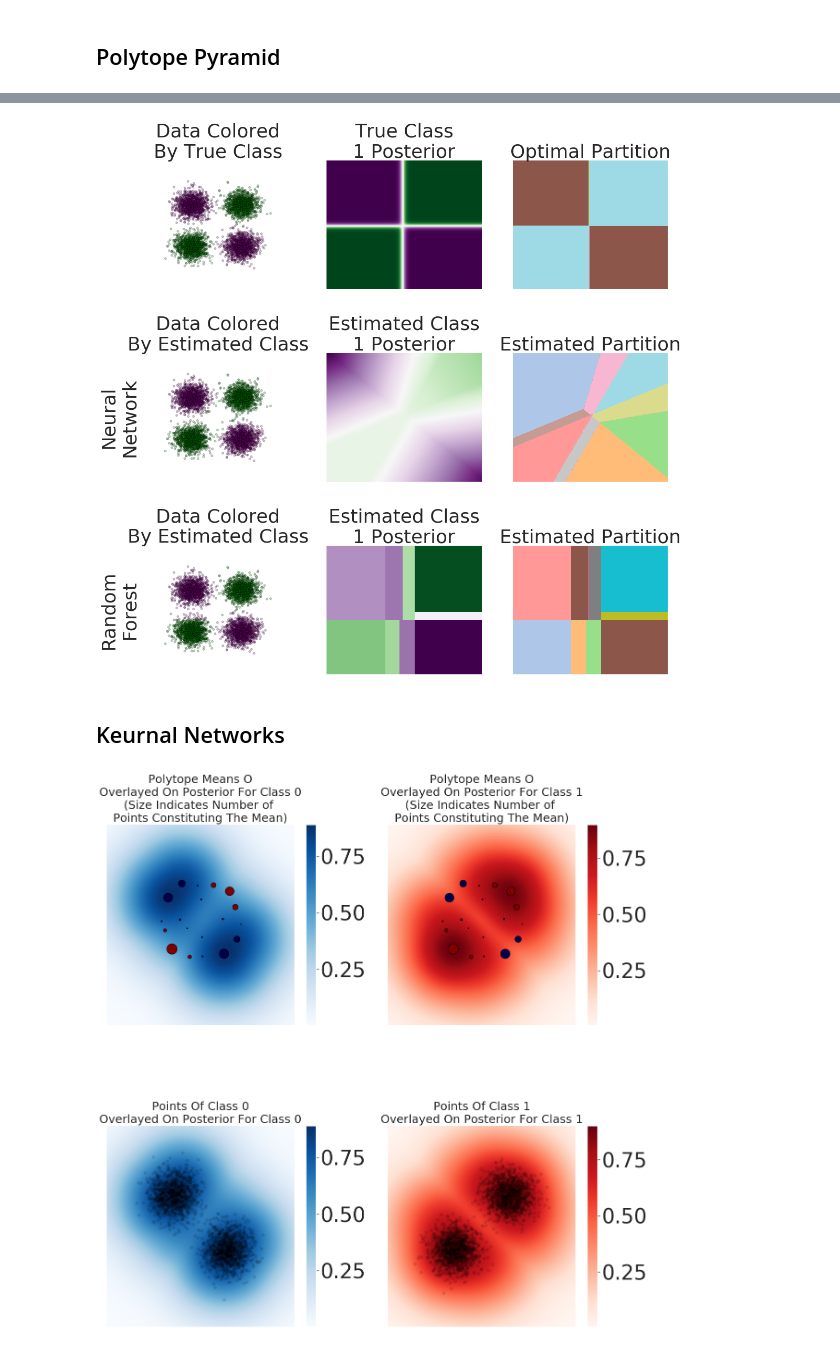
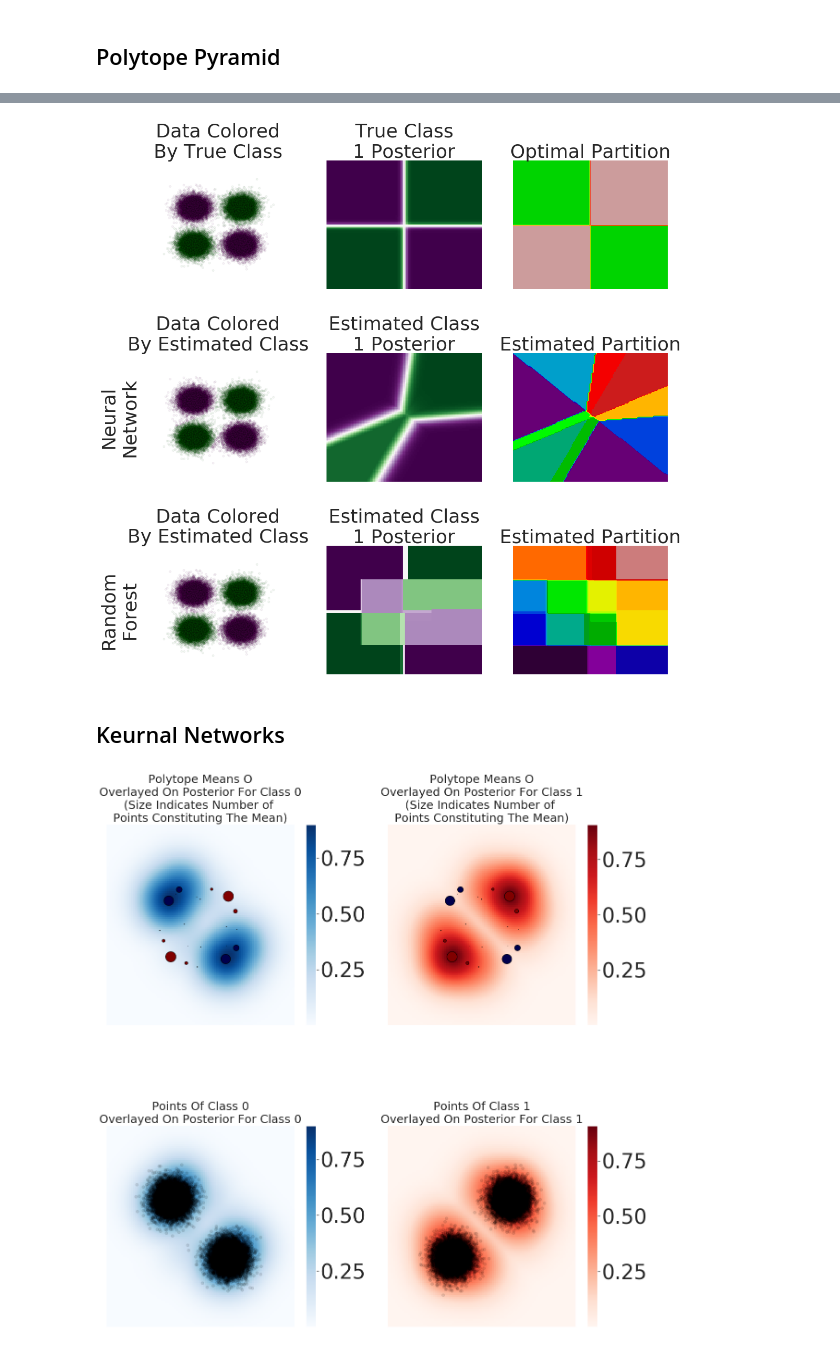
Before and after one commit to neurodata/kdg_will, a Jupyter notebook: Neural_Polytopes.ipynb, the cells around one changed output, grey strips where cells are left out. Drawn from its saved outputs; the diff is of its cells as text; code cells hidden in the pictures.

```diff
--- a/Neural_Polytopes.ipynb
+++ b/Neural_Polytopes.ipynb
@@ -24,11 +16,10 @@ or from the matplotlib source distribution
 # %% [markdown]
 # Experiment Parameters
 # %%
-plot_step = 0.01
-width = 3
-n = 5000
+width = 4
+n = 50000
 acc_thresh = 0.98
-epochs = 30
+epochs = 5
 
 train_new = True
 # %% [markdown]
@@ -62,8 +53,8 @@ X, y = generate_XOR(n = n)
 # %%
 x_min, x_max = X[:, 0].min() - 1, X[:, 0].max() + 1
 y_min, y_max = X[:, 1].min() - 1, X[:, 1].max() + 1
-xx, yy = np.meshgrid(np.arange(x_min, x_max, plot_step),
-                      np.arange(y_min, y_max, plot_step))
+xx, yy = np.meshgrid(np.arange(x_min, x_max, (x_max - x_min) / 100),
+                      np.arange(y_min, y_max, (y_max - y_min) / 100))
 # %% [markdown]
 # Construct & Train Network
 # %%
@@ -82,7 +73,7 @@ if train_new:
           X,
           y,
           epochs = epochs,
-          verbose = False,
+          verbose = True,
           batch_size = 256
       )
 
@@ -257,5 +244,5 @@ Done training. Acc = 0.99 > Acc Thresh = 0.98.
 # %%
-figs, axs = plt.subplots(3, width, figsize = (6 * width, 6 * 3))
+figs, axs = plt.subplots(3, 3, figsize = (6 * 3, 6 * 3))
 plt.subplots_adjust(hspace=0.5)
 sns.set(font_scale = 2.5)
 figs.text(0.5, 0.04, '', ha='center')
@@ -277,7 +264,7 @@ for i in range(3):
 
 # Plot the training points
 axs[0][0].scatter(X[:, 0], X[:, 1], c=['green' if y[i] == 1 else 'purple' for i in range(len(y))],
-          s=15, edgecolor = 'black', alpha = .25)
+          s=15, edgecolor = 'black', alpha = .05)
 axs[0][0].set_title("Data Colored\nBy True Class", fontsize = 36)
 
 axs[0][1].set_title("True Class\n1 Posterior", fontsize = 36)
@@ -291,30 +278,30 @@ axs[0][1].pcolormesh(xx,
 axs[0][2].set_title("Optimal Partition", fontsize = 36)
 c = np.array([int(np.sign(np.prod(ra)) == 1) for ra in np.c_[xx.ravel(), yy.ravel()]])
 #c = np.array([np.sum((ra > 0).astype('int') * 2 ** np.arange(0, len(ra))) for ra in np.c_[xx.ravel(), yy.ravel()]])
-axs[0][2].contourf(xx, yy, c.reshape(xx.shape), cmap = "tab20", vmin = -1, vmax = 1)
+axs[0][2].contourf(xx, yy, c.reshape(xx.shape), cmap = "nipy_spectral", vmin = -1, vmax = 1)
 
 y_hat = (network.predict_proba(X) > 0.5).astype('int')
 axs[1][0].scatter(X[:, 0], X[:, 1], c=['green' if y_hat[i] == 1 else 'purple' for i in range(len(y))],
-          s=15, edgecolor = 'black', alpha = .25)
+          s=15, edgecolor = 'black', alpha = .05)
 axs[1][0].set_title("Data Colored\nBy Estimated Class", fontsize = 36)
 axs[1][0].set_ylabel("Neural\nNetwork", fontsize = 36)
 
 axs[1][1].set_title("Estimated Class\n1 Posterior", fontsize = 36)
 
-estimated_class_1_posterior = ultimate_preactivations#1 / (1 + np.exp(-ultimate_preactivations))
+estimated_class_1_posterior = 1 / (1 + np.exp(-ultimate_preactivations))
 axs[1][1].pcolormesh(xx,
                                yy,
                                estimated_class_1_posterior.reshape(xx.shape),
                                cmap="PRGn",
-                               vmin = -np.max(np.abs(ultimate_preactivations)),
-                               vmax = np.max(np.abs(ultimate_preactivations)))
+                               vmin = 0,
+                               vmax = 1)
 
-axs[1][2].contourf(xx, yy, polytope_ids.reshape(xx.shape), cmap = "tab20", levels = len(np.unique(polytope_ids)))
+axs[1][2].contourf(xx, yy, polytope_ids.reshape(xx.shape), cmap = "nipy_spectral", levels = len(np.unique(polytope_ids)))
 axs[1][2].set_title("Estimated Partition", fontsize = 36)
 
 y_hat = rfc.predict(X)
 axs[2][0].scatter(X[:, 0], X[:, 1], c=['green' if y_hat[i] == 1 else 'purple' for i in range(len(y))],
-          s=15, edgecolor = 'black', alpha = .25)
+          s=15, edgecolor = 'black', alpha = .05)
 axs[2][0].set_title("Data Colored\nBy Estimated Class", fontsize = 36)
 axs[2][0].set_ylabel("Random\nForest", fontsize = 36)
 
@@ -328,15 +315,17 @@ axs[2][1].pcolormesh(xx,
                                vmin = 0,
                                vmax = 1)
 
-predicted_leaf_ids_across_trees = np.array([tree.apply(np.c_[xx.ravel(), yy.ravel()]) for tree_idx, tree in enumerate(rfc.estimators_)])
-_, partition_ids = np.unique([2 ** predicted_leaf_ids_across_trees[0, i] + 2 ** (predicted_leaf_ids_across_trees[1, i]) for i in range(np.shape(predicted_leaf_ids_across_trees)[1])], return_inverse = True)
+predicted_leaf_ids_across_trees = np.array([keras.utils.to_categorical(np.unique(tree.apply(np.c_[xx.ravel(), yy.ravel()]), return_inverse = True)[1], num_classes = 2 ** (width + 1)) for tree_idx, tree in enumerate(rfc.estimators_)])
+length = np.shape(predicted_leaf_ids_across_trees)[-1]
+partition_ids = np.matmul(predicted_leaf_ids_across_trees[0], np.expand_dims(np.logspace(0, length, num = length, base = 2), axis = 1)) + np.matmul(predicted_leaf_ids_across_trees[1], np.expand_dims(np.logspace(length, 2*length, num = length, base = 2), axis = 1))
+_, partition_ids = np.unique(partition_ids, return_inverse = True)
 
-axs[2][2].contourf(xx, yy, partition_ids.reshape(xx.shape), cmap = "tab20", levels = len(np.unique(partition_ids)))
+axs[2][2].contourf(xx, yy, partition_ids.reshape(xx.shape), cmap = "nipy_spectral", levels = len(np.unique(partition_ids)))
 axs[2][2].set_title("Estimated Partition", fontsize = 36)
 
 plt.show()
 # %% [output]
-[figure, old version]
+[figure, new version]
 # %% [markdown]
 ## Keurnal Networks
 # %%
@@ -420,8 +421,3 @@ for y_val in np.unique(polytope_means_y):
-# %%
-x_min, x_max = X[:, 0].min() - 1, X[:, 0].max() + 1
-y_min, y_max = X[:, 1].min() - 1, X[:, 1].max() + 1
-xx, yy = np.meshgrid(np.arange(x_min, x_max, plot_step),
-                      np.arange(y_min, y_max, plot_step))
 # %%
 figs, axs = plt.subplots(2, 2, figsize = (20, 20))
 plt.subplots_adjust(hspace=0.5)
@@ -441,42 +437,40 @@ for i, ax in enumerate(axs.flat):
         ax.spines[side].set_visible(False)
 
 #instantiate the posterior predictions
-y_proba = np.zeros((len(np.c_[xx.ravel(), yy.ravel()]), len(KDEs)))
+y_proba_neural_KDE_grid = np.zeros((len(np.c_[xx.ravel(), yy.ravel()]), len(neural_KDEs)))
 
 #loops over the KDEs (and thus, implicitly, the y-values)
-for y_val in range(len(KDEs)):
+for y_val in range(len(neural_KDEs)):
     #compute the (unnormalized) posterior for the KDE corresponding
     #to y_val. NOTE: we perform np.exp since the score_samples
     #function returns the log of the probability of belonging to that
     #class, so we must invert the log through an exponential
-    y_proba[:, y_val] = np.clip(np.exp(KDEs[y_val].score_samples(np.c_[xx.ravel(), yy.ravel()]) / 10), a_max = 1, a_min = 0)
+    y_proba_neural_KDE_grid[:, y_val] = np.clip(np.exp(neural_KDEs[y_val].score_samples(np.c_[xx.ravel(), yy.ravel()])), a_max = 1, a_min = 0)
 
     for i in range(2):
         figs.colorbar(axs[i][y_val].pcolormesh(xx,
                yy,
-               y_proba[:, y_val].reshape(xx.shape),
+               y_proba_neural_KDE_grid[:, y_val].reshape(xx.shape) ** .2,
                cmap = "Reds" if y_val == 1 else "Blues"),
                  ax = axs[i][y_val])
 
-    axs[0][y_val].scatter(polytope_means_X[:, 0], polytope_means_X[:, 1], c = 2 * polytope_means_y - 1, s = 500 * np.array(polytope_means_weight) / np.max(polytope_means_weight), edgecolor = 'black', cmap = "seismic")
+    axs[0][y_val].scatter(neural_polytope_means_X[:, 0], neural_polytope_means_X[:, 1], c = 2 * neural_polytope_means_y - 1, s = 500 * np.array(neural_polytope_means_weight) / np.max(neural_polytope_means_weight), edgecolor = 'black', cmap = "seismic")
     axs[0][y_val].set_title("Polytope Means O\nOverlayed On Posterior For Class {}\n(Size Indicates Number of \nPoints Constituting The Mean)".format(y_val), fontsize = 25)
 
 
-y_proba = np.zeros((len(X), len(KDEs)))
+y_proba_neural_KDE = np.zeros((len(X), len(neural_KDEs)))
 
 #loops over the KDEs (and thus, implicitly, the y-values)
-for y_val in range(len(KDEs)):
+for y_val in range(len(neural_KDEs)):
     #compute the (unnormalized) posterior for the KDE corresponding
     #to y_val. NOTE: we perform np.exp since the score_samples
     #function returns the log of the probability of belonging to that
     #class, so we must invert the log through an exponential
-    y_proba[:, y_val] = np.clip(np.exp(KDEs[y_val].score_samples(X) / 10), a_max = 1, a_min = 0)
+    y_proba_neural_KDE[:, y_val] = np.clip(np.exp(neural_KDEs[y_val].score_samples(X) / 10), a_max = 1, a_min = 0)
 
 for y_val in range(2):
     idxs_of_class = np.where(y == y_val)
     axs[1][y_val].set_title("Points Of Class {}\nOverlayed On Posterior For Class {}".format(y_val, y_val), fontsize = 25)
     axs[1][y_val].scatter(X[idxs_of_class, 0], X[idxs_of_class, 1], c = 'black', alpha = .1)
-
-#figs.suptitle("Accuracy: {}".format(np.mean(np.argmax(y_proba, axis = 1) == y)), y = 1.05)
 # %% [output]
-[figure, old version]
+[figure, new version]
```
Also changed, not shown: parts of 7 cells of this notebook, 2 other files.
